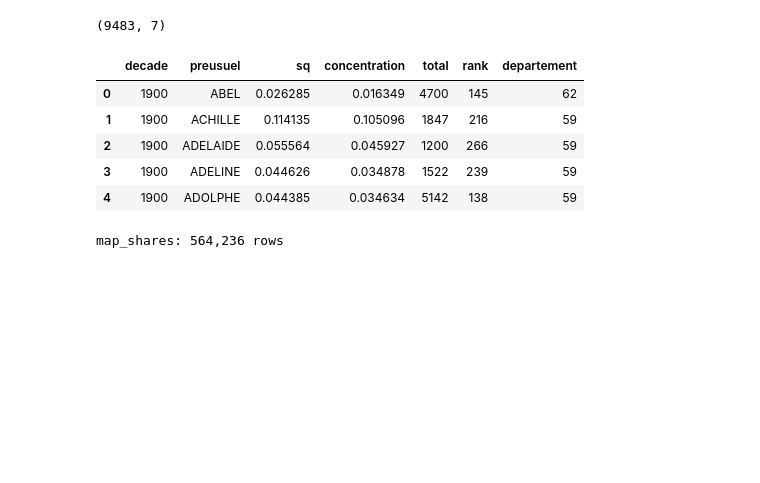
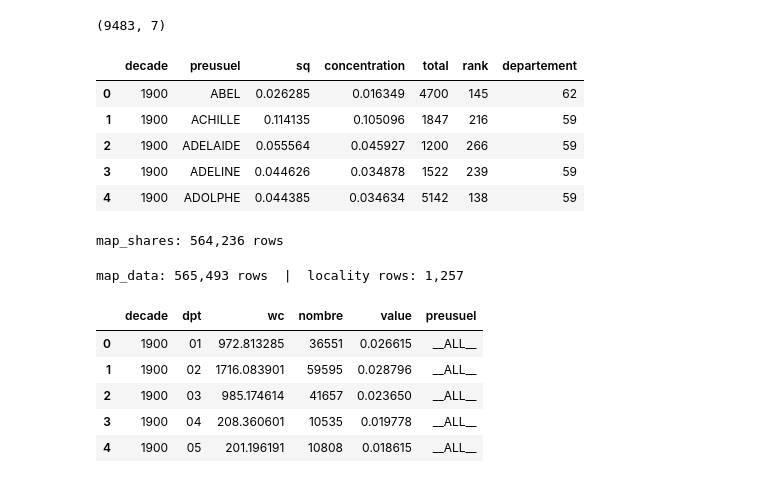
Before and after one commit to inptensib/infoviz-baby-names, a Jupyter notebook: notebooks/Visualization-2.ipynb, the cells around one changed output. Drawn from its saved outputs; the diff is of its cells as text; code cells hidden in the pictures; blank space fills up the shorter version.

Commit message:
Update Visualization-2 notebook and altair data
Co-Authored-By: Claude Opus 4.8 (1M context) <noreply@anthropic.com>

```diff
--- a/notebooks/Visualization-2.ipynb
+++ b/notebooks/Visualization-2.ipynb
@@ -161,6 +161,42 @@ map_shares = (
 print(f"map_shares: {len(map_shares):,} rows")
 # %% [output]
 map_shares: 564,236 rows
+# %%
+# Per-department "locality rate" (per decade): the births-weighted average
+# geographic concentration of all the names given in that department.
+#   high  -> babies there tend to get regionally-concentrated names (rare & regional)
+#   low   -> babies there tend to get common, nationwide names
+loc = birth_numbers_per_decade_per_dpt.merge(
+    hhi_dec[["decade", "preusuel", "concentration"]],
+    on=["decade", "preusuel"], how="left"
+)
+loc["wc"] = loc["nombre"] * loc["concentration"]
+dept_locality = (
+    loc.groupby(["decade", "dpt"], as_index=False)
+       .agg(wc=("wc", "sum"), nombre=("nombre", "sum"))
+)
+dept_locality["value"] = dept_locality["wc"] / dept_locality["nombre"]
+dept_locality["preusuel"] = "__ALL__"   # marker row used when no name is selected
+
+# Single dataset feeding the map:
+#   • a name is selected -> value = that name's share of births in each department
+#                           (= geographic concentration of the name)
+#   • no name selected   -> value = the department locality rate
+map_data = pd.concat([
+    map_shares.assign(value=map_shares["share"])[["decade", "preusuel", "dpt", "nombre", "value"]],
+    dept_locality[["decade", "preusuel", "dpt", "nombre", "value"]],
+], ignore_index=True)
+
+print(f"map_data: {len(map_data):,} rows  |  locality rows: {len(dept_locality):,}")
+dept_locality.head()
+# %% [output]
+map_data: 565,493 rows  |  locality rows: 1,257
+|  | decade | dpt | wc | nombre | value | preusuel |
+| 0 | 1900 | 01 | 972.813285 | 36551 | 0.026615 | __ALL__ |
+| 1 | 1900 | 02 | 1716.083901 | 59595 | 0.028796 | __ALL__ |
+| 2 | 1900 | 03 | 985.174614 | 41657 | 0.023650 | __ALL__ |
+| 3 | 1900 | 04 | 208.360601 | 10535 | 0.019778 | __ALL__ |
+| 4 | 1900 | 05 | 201.196191 | 10808 | 0.018615 | __ALL__ |
 # %%
 name_list    = sorted(by_decade["preusuel"].unique().tolist())
 name_options = ["(none)"] + name_list
```
Also changed, not shown: parts of 7 cells of this notebook, 5 other files.
